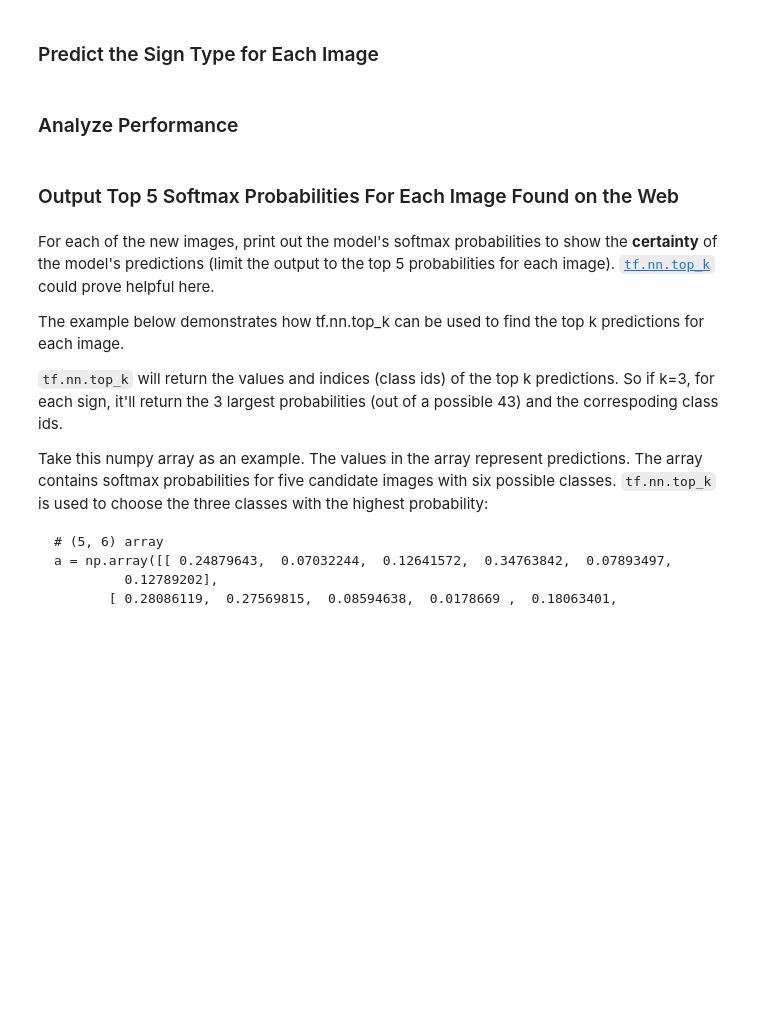
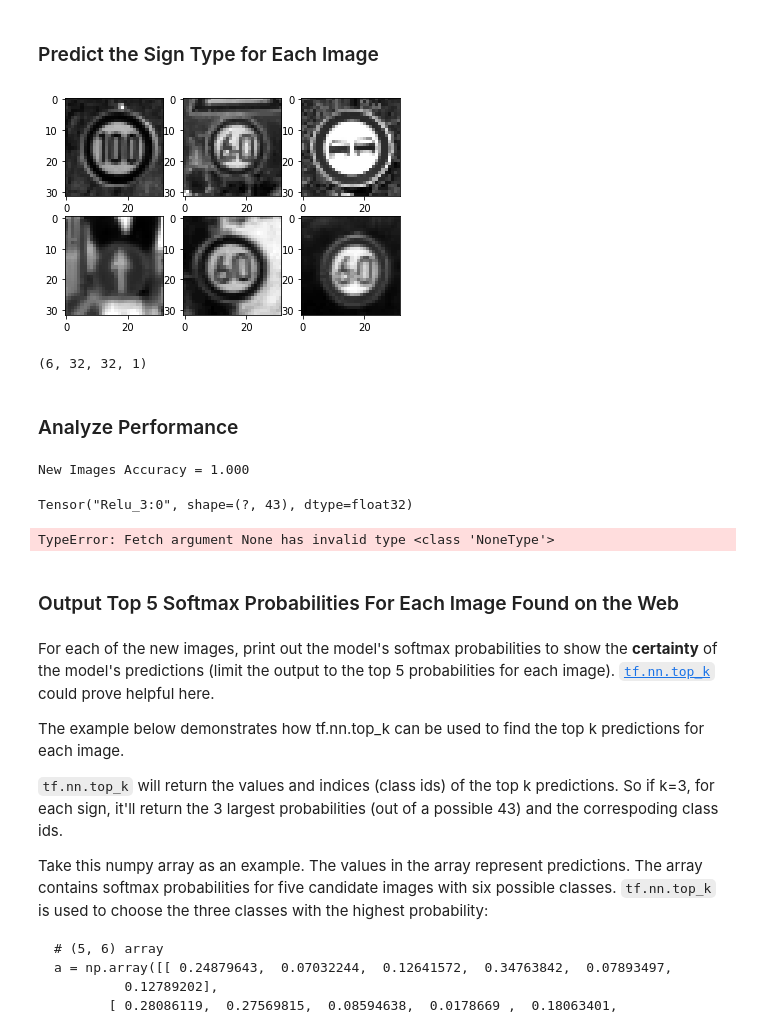
Before and after one commit to srikantviswanath/Traffic-Sign-Classifier-, a Jupyter notebook: Traffic_Sign_Classifier.ipynb, the cells around one changed output. Drawn from its saved outputs; the diff is of its cells as text; code cells hidden in the pictures; blank space fills up the shorter version.

```diff
--- a/Traffic_Sign_Classifier.ipynb
+++ b/Traffic_Sign_Classifier.ipynb
@@ -611,8 +625,35 @@ You may find `signnames.csv` useful as it contains mappings from the class id (i
+# %%
+X_grayscale_new_images = grayscale(new_images)
+for idx, img in enumerate(X_grayscale_new_images):
+    plt.subplot(231 + idx)
+    plt.imshow(img, cmap='gray')
+# %% [output]
+[figure, added]
+# %%
+X_new_images = normalize(grayscale_new_images)
+print(X_new_images.shape)
+# %% [output]
+(6, 32, 32, 1)
 # %% [markdown]
 ### Analyze Performance
 # %%
 ### Calculate the accuracy for these 5 new images.
 ### For example, if the model predicted 1 out of 5 signs correctly, it's 20% accurate on these new images.
+# %%
+with tf.Session() as sess:
+    sess.run(tf.global_variables_initializer())
+    saver3 = tf.train.import_meta_graph('./lenet.meta')
+    saver3.restore(sess, "./lenet")
+    accuracy_new_images = evaluate(X_new_images, y_new_images)
+    print("New Images Accuracy = {:.3f}".format(accuracy_new_images))
+# %% [output]
+New Images Accuracy = 1.000
+# %%
+with tf.Session() as sess:
+    sess.run(print(logits))
+# %% [output]
+Tensor("Relu_3:0", shape=(?, 43), dtype=float32)
+TypeError: Fetch argument None has invalid type <class 'NoneType'>
 # %% [markdown]
 ### Output Top 5 Softmax Probabilities For Each Image Found on the Web
 # %% [markdown]
```
Also changed, not shown: parts of 12 cells of this notebook, 8 other files.
